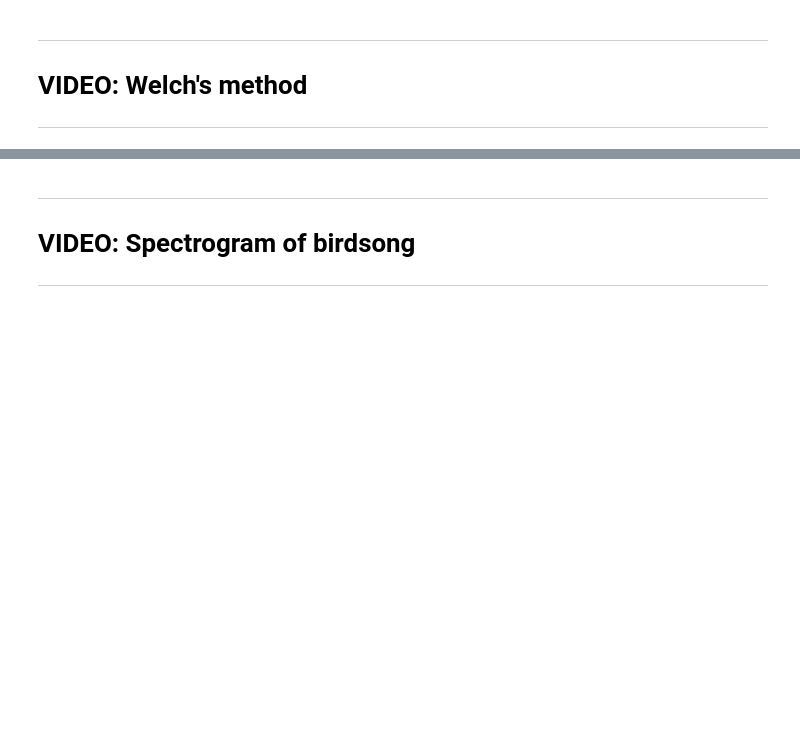
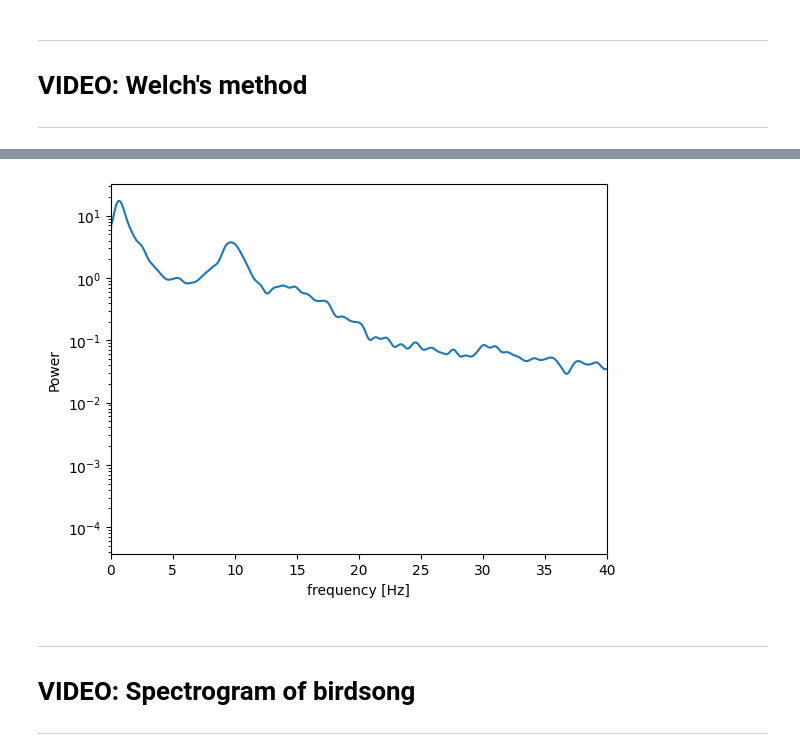
Before and after one commit to marzzelo/SignalProcessing, a Jupyter notebook: spectral/sigprocMXC_spectral.ipynb, the cells around one changed output, grey strips where cells are left out. Drawn from its saved outputs; the diff is of its cells as text; code cells hidden in the pictures; blank space fills up the shorter version.

```diff
--- a/spectral/sigprocMXC_spectral.ipynb
+++ b/spectral/sigprocMXC_spectral.ipynb
@@ -196,20 +207,24 @@ NameError: name 'floor' is not defined
 # %%
+from scipy.signal import welch
+
 ## Python's welch
 
 # create Hann window
-winsize = int( 2*srate ) # 2-second window
-hannw = .5 - np.cos(2*pi*linspace(0,1,winsize))/2
+winsize = int(2 * srate[0])  # 2-second window
+hannw = .5 - np.cos(2 * np.pi * np.linspace(0, 1, winsize)) / 2
 
 # number of FFT points (frequency resolution)
-nfft = srate*100
+nfft = srate * 100
 
-f, welchpow = scipy.signal.welch(eegdata,fs=srate,window=hannw,nperseg=winsize,noverlap=winsize/4,nfft=nfft)
+f, welchpow = welch(eegdata, fs=srate, window=hannw, nperseg=winsize, noverlap=winsize / 4, nfft=nfft)
 
-plt.semilogy(f,welchpow)
-plt.xlim([0,40])
+plt.semilogy(f, welchpow)
+plt.xlim([0, 40])
 plt.xlabel('frequency [Hz]')
 plt.ylabel('Power')
 plt.show()
+# %% [output]
+[figure, added]
 # %% [markdown]
 
 ---
```
Also changed, not shown: parts of 10 cells of this notebook.
